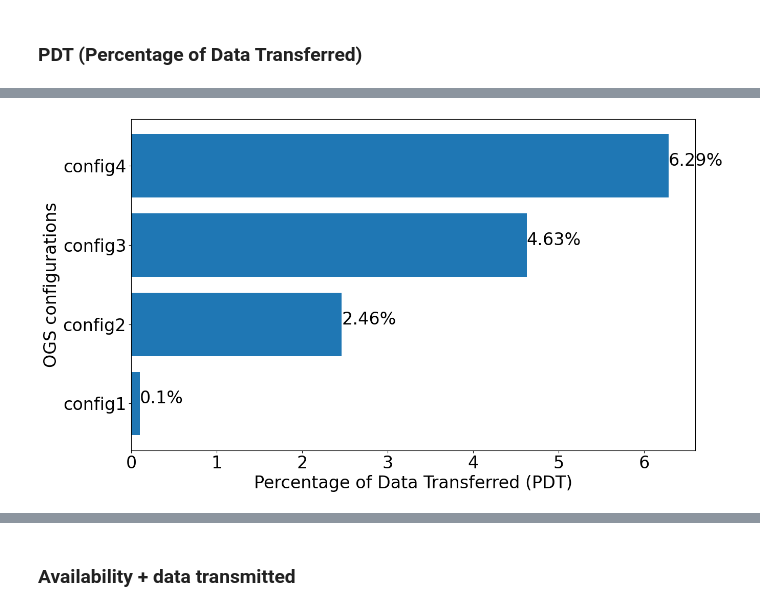
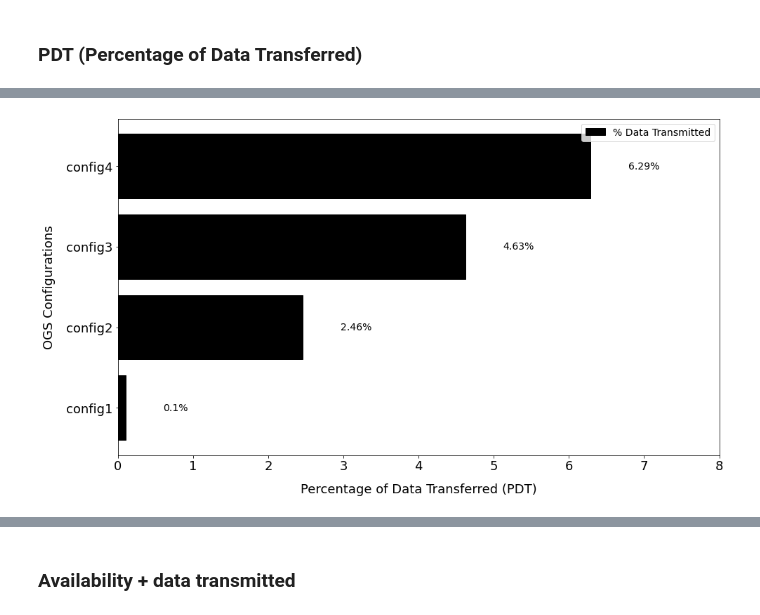
Before and after one commit to connor-a-casey/fso-simulation, a Jupyter notebook: data/output/Figures_rawdata_3.ipynb, the cells around one changed output, grey strips where cells are left out. Saved outputs shown, nothing was run; the diff lists cells and outputs as text; code cells hidden in the pictures.

```diff
--- a/data/output/Figures_rawdata_3.ipynb
+++ b/data/output/Figures_rawdata_3.ipynb
@@ -141,22 +234,49 @@ plt.savefig('00_PDT.svg')
 # %%
-PDT = np.array([config1_dyn_data['Total_Data_Transmitted_(Gbits)'].astype(float).sum()/config4_dyn_data['Maximum_Possible_Data_(Gbits)'].astype(float).sum()* 100, config2_dyn_data['Total_Data_Transmitted_(Gbits)'].astype(float).sum()/config4_dyn_data['Maximum_Possible_Data_(Gbits)'].astype(float).sum()* 100, config3_dyn_data['Total_Data_Transmitted_(Gbits)'].astype(float).sum()/config4_dyn_data['Maximum_Possible_Data_(Gbits)'].astype(float).sum()* 100, config4_dyn_data['Total_Data_Transmitted_(Gbits)'].astype(float).sum()/config4_dyn_data['Maximum_Possible_Data_(Gbits)'].astype(float).sum()* 100])
+# Calculate PDT for each configuration (assuming config1_dyn_data, config2_dyn_data, etc. are already loaded)
+PDT = np.array([
+    config1_dyn_data['Total_Data_Transmitted_(Gbits)'].astype(float).sum() / config4_dyn_data['Maximum_Possible_Data_(Gbits)'].astype(float).sum() * 100,
+    config2_dyn_data['Total_Data_Transmitted_(Gbits)'].astype(float).sum() / config4_dyn_data['Maximum_Possible_Data_(Gbits)'].astype(float).sum() * 100,
+    config3_dyn_data['Total_Data_Transmitted_(Gbits)'].astype(float).sum() / config4_dyn_data['Maximum_Possible_Data_(Gbits)'].astype(float).sum() * 100,
+    config4_dyn_data['Total_Data_Transmitted_(Gbits)'].astype(float).sum() / config4_dyn_data['Maximum_Possible_Data_(Gbits)'].astype(float).sum() * 100
+])
 
-plt.figure(figsize=(14,8))
+# Configurations
 configurations = ["config1", "config2", "config3", "config4"]
 
-#b1 = plt.barh(configurations, np.array([100,100,100,100]), color="grey")
-b1 = plt.barh(configurations, PDT)
+# Set plot size and font size for publication-quality output
+plt.figure(figsize=(14, 8))
+plt.rcParams.update({'font.size': 18})
 
+# Create a horizontal bar plot, all bars in black
+b1 = plt.barh(configurations, PDT, color='black', edgecolor='black')
+
+# Add labels to each bar at the end of the bar
 for index, value in enumerate(PDT):
-    plt.text(value, index, f"{round(value,2)}%")
+    plt.text(value + 0.5, index, f"{round(value, 2)}%", va='center', fontsize=14)  # Positioned just outside the bar
 
-#plt.legend([b1], ["Total data to transmit", "% data transmitted"], loc="upper right")
-plt.xlabel("Percentage of Data Transferred (PDT)")
-plt.ylabel("OGS configurations")
+# Set axis labels
+plt.xlabel("Percentage of Data Transferred (PDT)", labelpad=15)
+plt.ylabel("OGS Configurations", labelpad=15)
 
-plt.savefig('00_PDT2.svg')
+# Set x-axis limit to extend beyond the largest value for better label positioning
+plt.xlim(0, 8)  # Extend the x-axis to 8 for enough space for the 6.29% label
+
+# Remove grid for a cleaner look
+plt.grid(False)
+
+# Add legend explaining the black bars
+plt.legend([b1], ["% Data Transmitted"], loc="upper right", fontsize=14)
+
+# Tight layout for saving the figure without cutoff margins
+plt.tight_layout()
+
+# Save the figure in SVG format for high-quality output
+plt.savefig('00_PDT2.svg', format='svg')
+
+# Display the plot
+plt.show()
 # %% [output]
-[figure, old version]
+[figure, new version]
 # %%
 
 ### HERE write the other version of the figure normalising by config4
```
Also changed, not shown: parts of 18 cells of this notebook, 8 other files.
